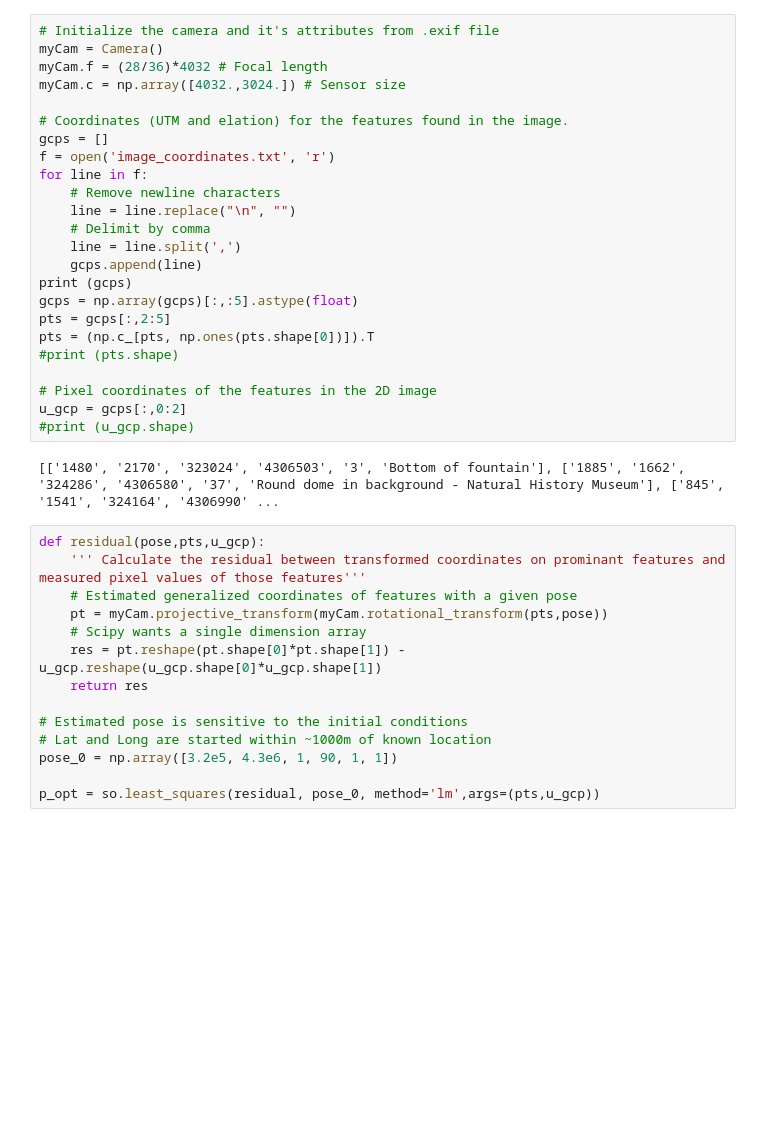
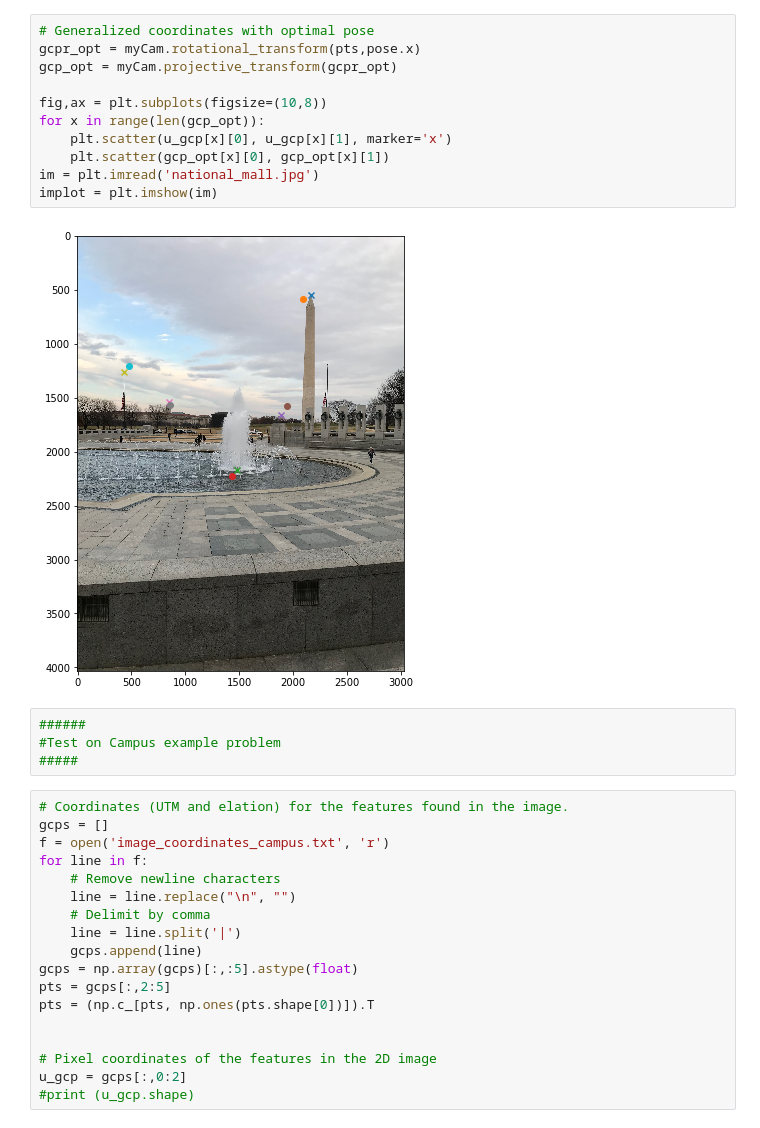
Before and after one commit to UMT-Computer-Vision-Spring-2019/project_1, a Jupyter notebook: main_NT.ipynb, the cells around one changed output. Saved outputs shown, nothing was run; the diff lists cells and outputs as text; blank space fills up the shorter version.

```diff
--- a/main_NT.ipynb
+++ b/main_NT.ipynb
@@ -68,40 +136,35 @@ class Camera(object):
+# %%
+# Generalized coordinates with optimal pose
+gcpr_opt = myCam.rotational_transform(pts,pose.x)
+gcp_opt = myCam.projective_transform(gcpr_opt)
+
+fig,ax = plt.subplots(figsize=(10,8))
+for x in range(len(gcp_opt)):
+    plt.scatter(u_gcp[x][0], u_gcp[x][1], marker='x')
+    plt.scatter(gcp_opt[x][0], gcp_opt[x][1])
+im = plt.imread('national_mall.jpg')
+implot = plt.imshow(im)
+# %% [output]
+[figure, added]
+# %%
+######
+#Test on Campus example problem
+#####
 # %%
-# Initialize the camera and it's attributes from .exif file
-myCam = Camera()
-myCam.f = (28/36)*4032 # Focal length
-myCam.c = np.array([4032.,3024.]) # Sensor size
-
 # Coordinates (UTM and elation) for the features found in the image.
 gcps = []
-f = open('image_coordinates.txt', 'r')
+f = open('image_coordinates_campus.txt', 'r')
 for line in f:
     # Remove newline characters
     line = line.replace("\n", "")
     # Delimit by comma
-    line = line.split(',')
+    line = line.split('|')
     gcps.append(line)
-print (gcps)
 gcps = np.array(gcps)[:,:5].astype(float)
 pts = gcps[:,2:5]
 pts = (np.c_[pts, np.ones(pts.shape[0])]).T
-#print (pts.shape)
+
 
 # Pixel coordinates of the features in the 2D image
 u_gcp = gcps[:,0:2]
 #print (u_gcp.shape)
-# %% [output]
-[['1480', '2170', '323024', '4306503', '3', 'Bottom of fountain'], ['1885', '1662', '324286', '4306580', '37', 'Round dome in background - Natural History Museum'], ['845', '1541', '324164', '4306990' ...
-# %%
-def residual(pose,pts,u_gcp):
-    ''' Calculate the residual between transformed coordinates on prominant features and measured pixel values of those features'''
-    # Estimated generalized coordinates of features with a given pose
-    pt = myCam.projective_transform(myCam.rotational_transform(pts,pose))
-    # Scipy wants a single dimension array
-    res = pt.reshape(pt.shape[0]*pt.shape[1]) - u_gcp.reshape(u_gcp.shape[0]*u_gcp.shape[1])
-    return res
-
-# Estimated pose is sensitive to the initial conditions
-# Lat and Long are started within ~1000m of known location
-pose_0 = np.array([3.2e5, 4.3e6, 1, 90, 1, 1])
-
-p_opt = so.least_squares(residual, pose_0, method='lm',args=(pts,u_gcp))
```
Also changed, not shown: parts of 15 cells of this notebook.
